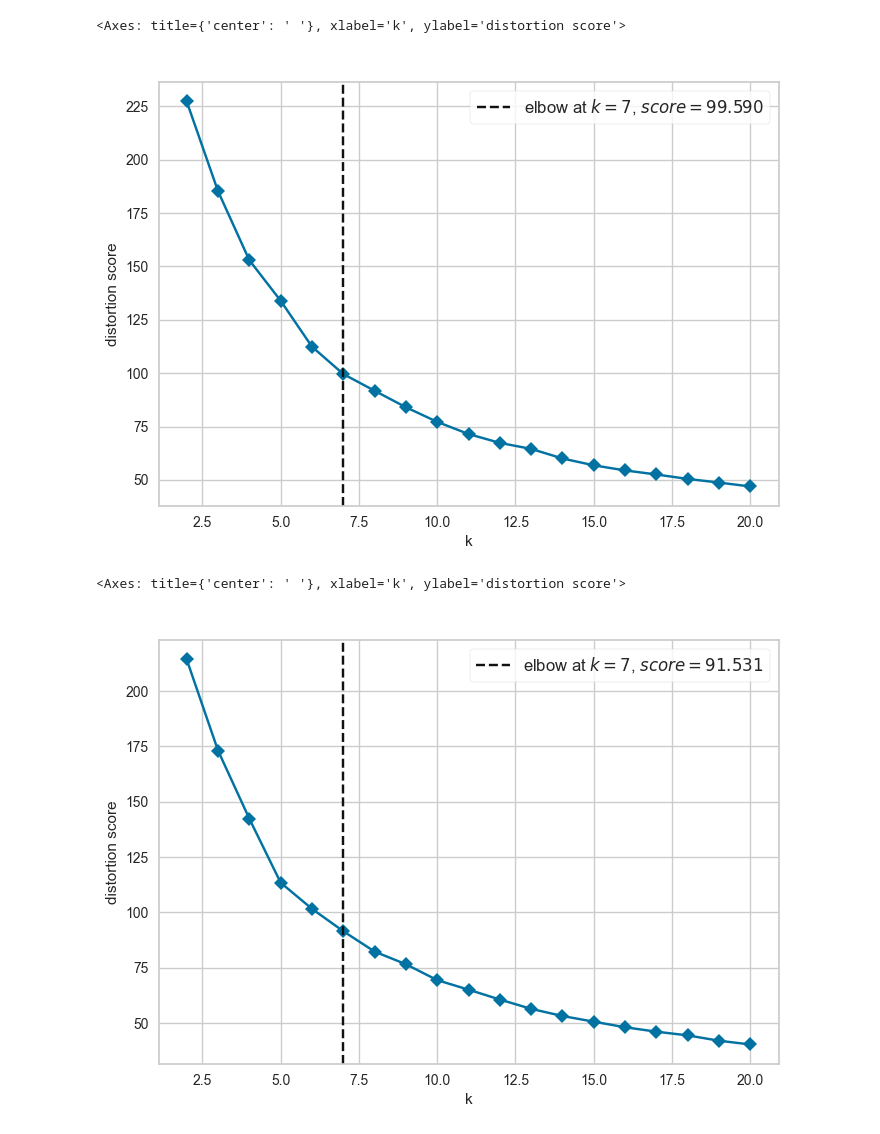
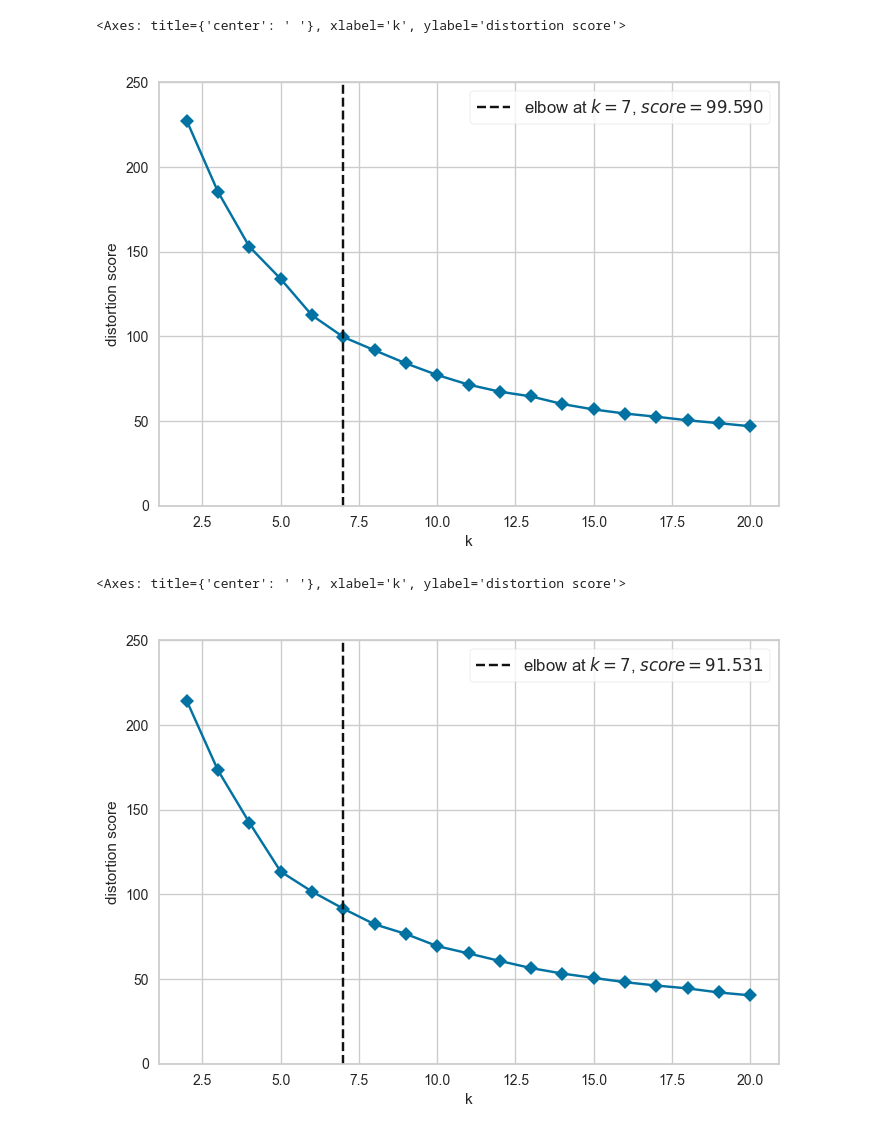
Before and after one commit to evlko/WFC-RL, a Jupyter notebook: notebooks/evaluation.ipynb, the cells around one changed output. Cells and saved outputs as stored; diff of their text form; code cells hidden in the pictures.

Commit message:
[fix] yaxis limits of evaluation plots

```diff
--- a/notebooks/evaluation.ipynb
+++ b/notebooks/evaluation.ipynb
@@ -13,14 +13,16 @@ wfcwmc_df = Dataset.load_data("data/graphs/wfcwmc")
 # %%
 model = KElbowVisualizer(KMeans(n_init=10, random_state=42), k=20, timings=False, title=" ")
 model.fit(wfc_df)
+model.ax.set_ylim((0, 250))
 model.show(outpath="content/wfc_elbow_plot.png",  bbox_inches="tight")
 # %% [output]
 <Axes: title={'center': ' '}, xlabel='k', ylabel='distortion score'>
-[figure, old version]
+[figure, new version]
 # %%
 model = KElbowVisualizer(KMeans(n_init=10, random_state=42), k=20, timings=False, title=" ")
 model.fit(wfcwmc_df)
+model.ax.set_ylim((0, 250))
 model.show(outpath="content/wfcwmc_elbow_plot.png",  bbox_inches="tight")
 # %% [output]
 <Axes: title={'center': ' '}, xlabel='k', ylabel='distortion score'>
-[figure, old version]
+[figure, new version]
```
Also changed, not shown: 2 other files.
